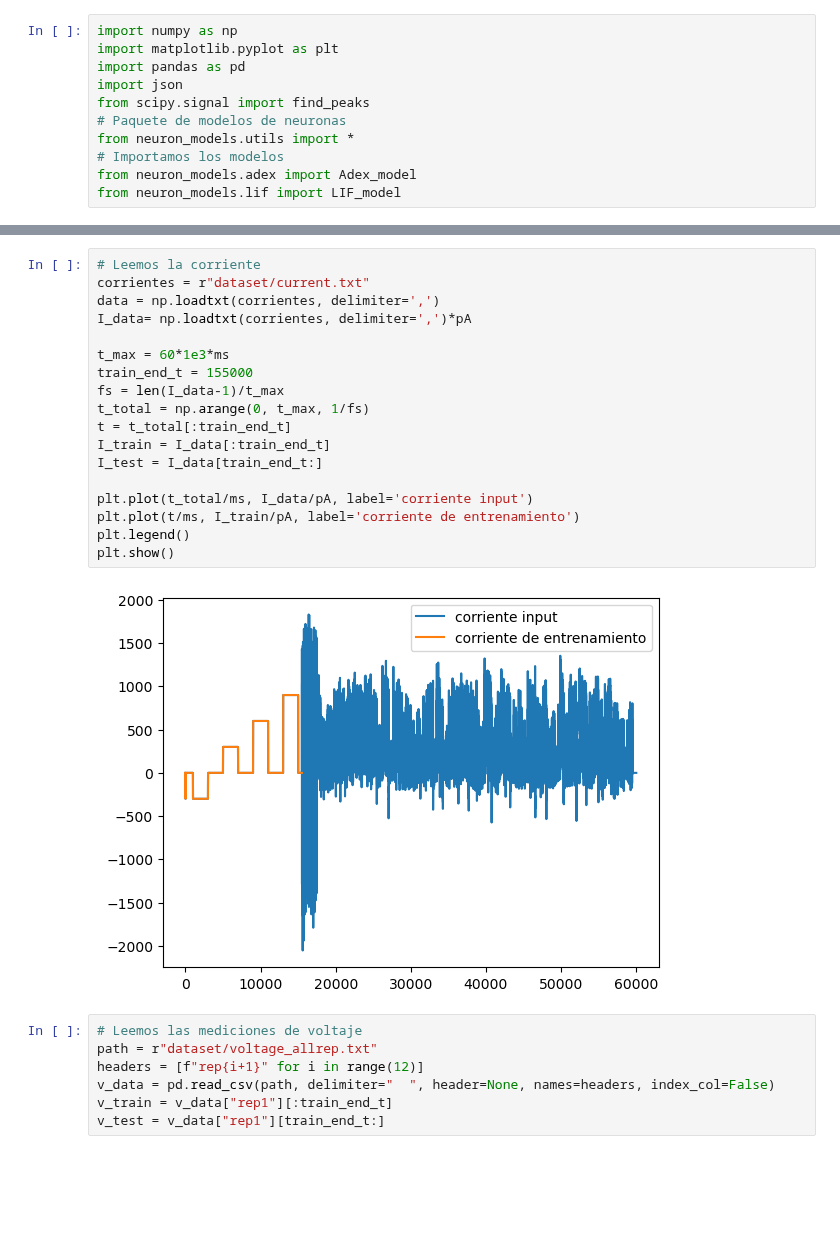
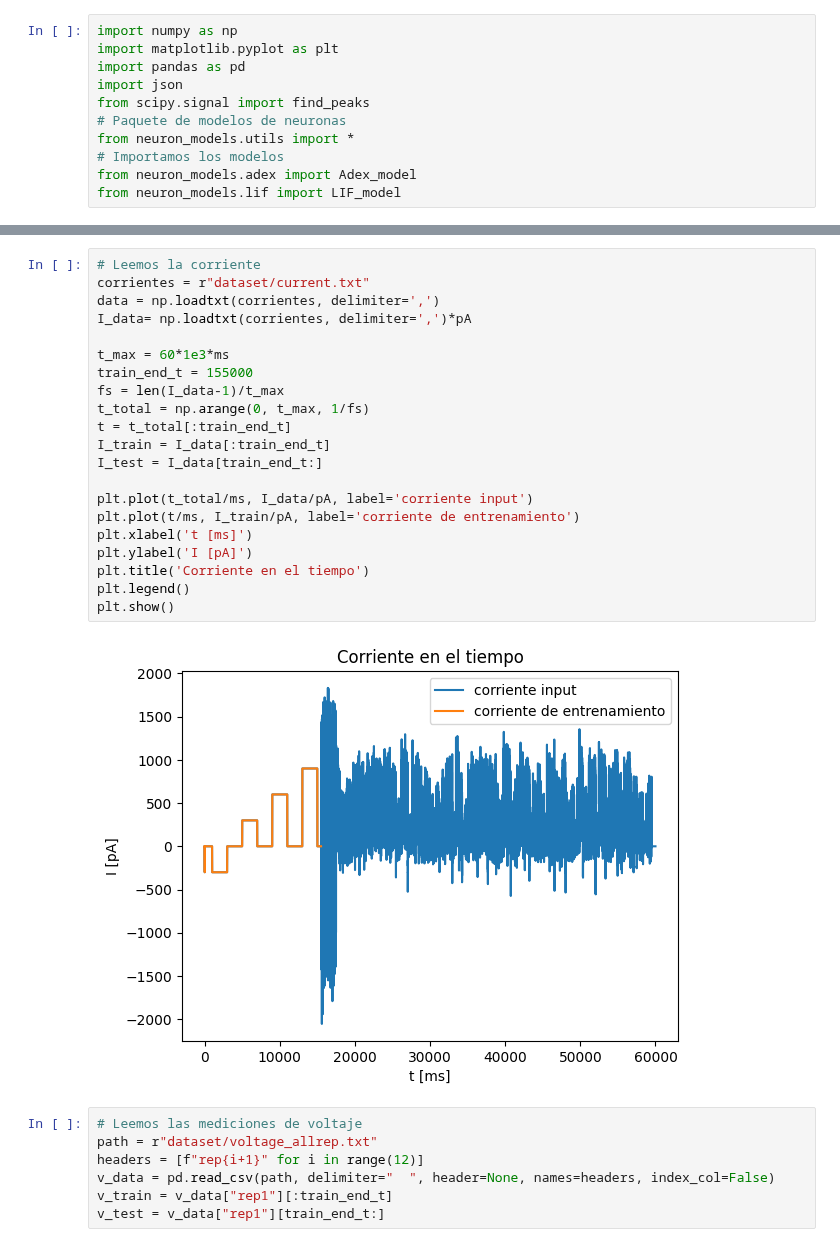
Before and after one commit to gonzagrau/Neuro-16-82, a Jupyter notebook: Trabajo Final/result_prelim_Grau_Gonzalez.ipynb, the cells around one changed output, grey strips where cells are left out. Cells and saved outputs as stored; diff of their text form; blank space fills up the shorter version.

```diff
--- a/Trabajo Final/result_prelim_Grau_Gonzalez.ipynb
+++ b/Trabajo Final/result_prelim_Grau_Gonzalez.ipynb
@@ -28,23 +31,26 @@ from neuron_models.lif import LIF_model
 # %%
 # Leemos la corriente
 corrientes = r"dataset/current.txt"
 data = np.loadtxt(corrientes, delimiter=',')
 I_data= np.loadtxt(corrientes, delimiter=',')*pA
 
 t_max = 60*1e3*ms
 train_end_t = 155000
 fs = len(I_data-1)/t_max
 t_total = np.arange(0, t_max, 1/fs)
 t = t_total[:train_end_t]
 I_train = I_data[:train_end_t]
 I_test = I_data[train_end_t:]
 
 plt.plot(t_total/ms, I_data/pA, label='corriente input')
 plt.plot(t/ms, I_train/pA, label='corriente de entrenamiento')
+plt.xlabel('t [ms]')
+plt.ylabel('I [pA]')
+plt.title('Corriente en el tiempo')
 plt.legend()
 plt.show()
 # %% [output]
-[figure, old version]
+[figure, new version]
 # %%
 # Leemos las mediciones de voltaje
 path = r"dataset/voltage_allrep.txt"
```
Also changed, not shown: parts of 9 cells of this notebook, 3 other files.
